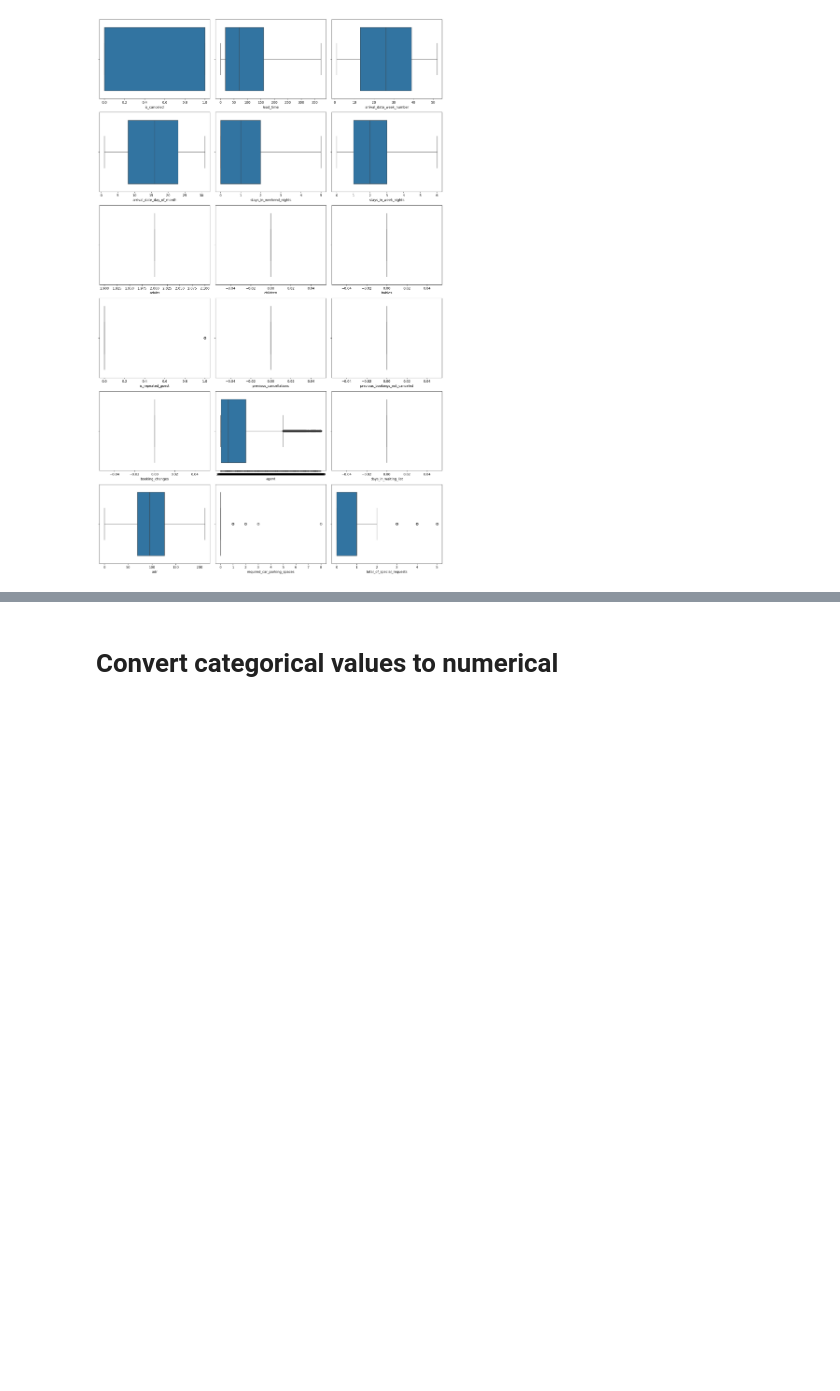
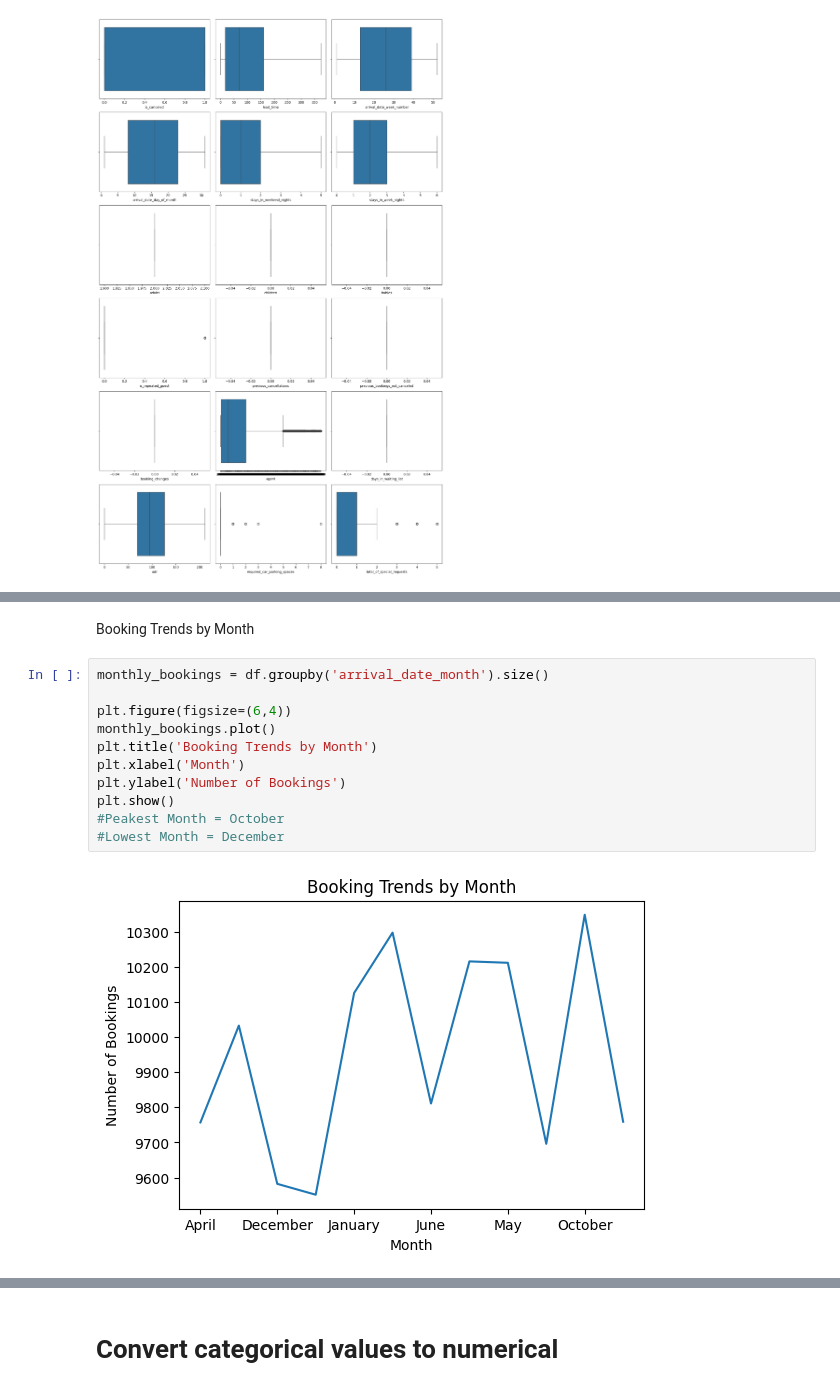
Before and after one commit to mohamedelziat50/Hotel-Bookings-AI-MIU, a Jupyter notebook: Hotel_Booking.ipynb, the cells around one changed output, grey strips where cells are left out. Drawn from its saved outputs; the diff is of its cells as text; blank space fills up the shorter version.

```diff
--- a/Hotel_Booking.ipynb
+++ b/Hotel_Booking.ipynb
@@ -480,0 +495,15 @@ visualize_diagram("Boxplot")
+# %% [markdown]
+Booking Trends by Month
+# %%
+monthly_bookings = df.groupby('arrival_date_month').size()
+
+plt.figure(figsize=(6,4))
+monthly_bookings.plot()
+plt.title('Booking Trends by Month')
+plt.xlabel('Month')
+plt.ylabel('Number of Bookings')
+plt.show()
+#Peakest Month = October
+#Lowest Month = December
+# %% [output]
+[figure, added]
```
Also changed, not shown: parts of 22 cells of this notebook.
